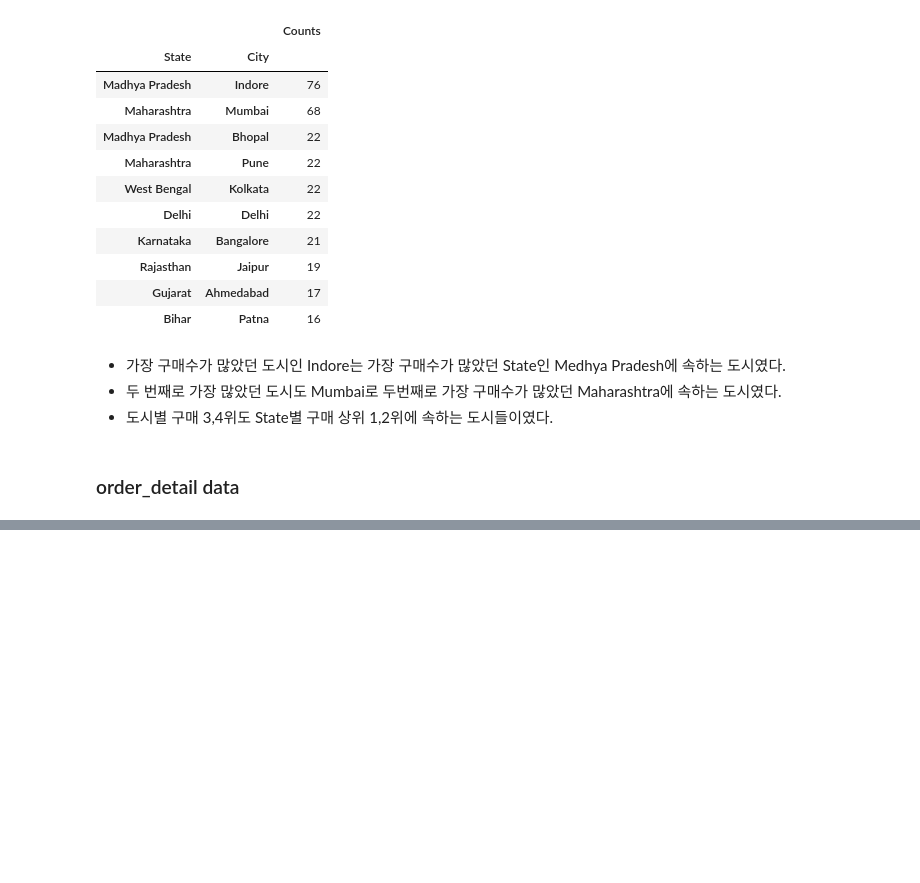
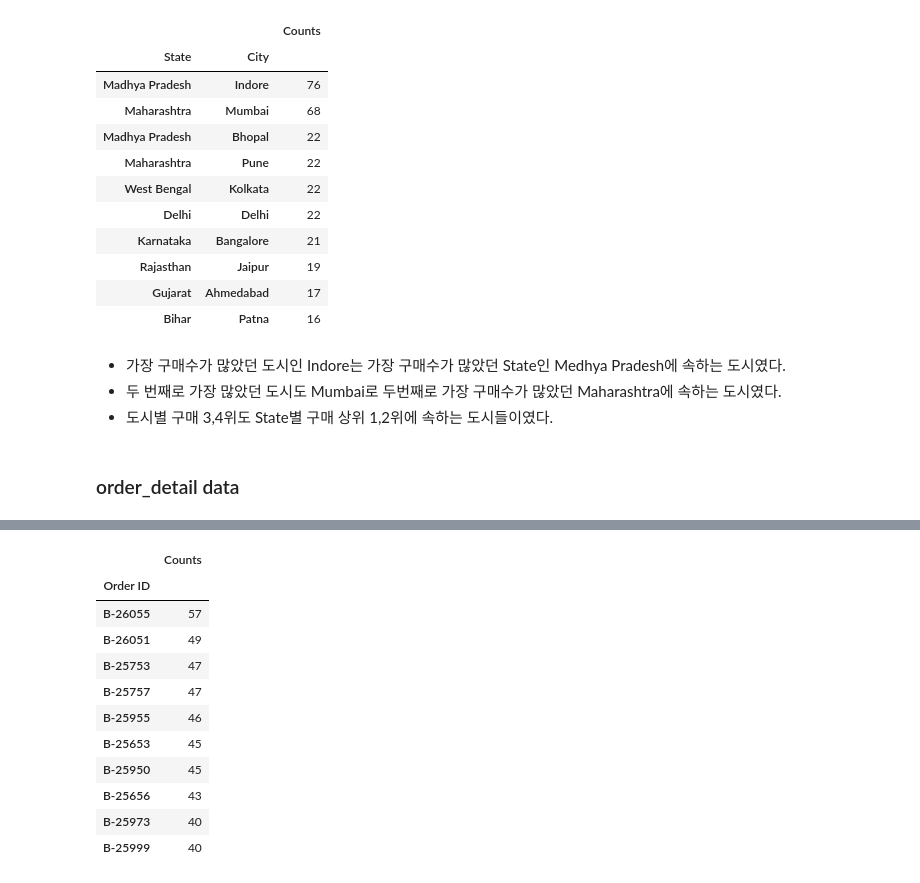
Before and after one commit to young-hun-jo/DataAnalysis, a Jupyter notebook: india-e-commerce/analysis_myself.ipynb, the cells around one changed output, grey strips where cells are left out. Saved outputs shown, nothing was run; the diff lists cells and outputs as text; code cells hidden in the pictures; blank space fills up the shorter version.

```diff
--- a/india-e-commerce/analysis_myself.ipynb
+++ b/india-e-commerce/analysis_myself.ipynb
@@ -356,0 +378,18 @@ state_city.head(10)
+# %%
+# Order ID별로 그룹핑해서 어떤 주문ID(고객)가 가장 많이 주문했는지 살펴보기
+id_counts = order_detail.groupby('Order ID').agg({'Quantity':'sum'}).rename(columns={'Quantity':'Counts'})
+id_counts = id_counts.sort_values(by=['Counts'], ascending=False)
+id_counts.head(10)
+# %% [output]
+|  | Counts |
+| Order ID |  |
+| B-26055 | 57 |
+| B-26051 | 49 |
+| B-25753 | 47 |
+| B-25757 | 47 |
+| B-25955 | 46 |
+| B-25653 | 45 |
+| B-25950 | 45 |
+| B-25656 | 43 |
+| B-25973 | 40 |
+| B-25999 | 40 |
```
Also changed, not shown: parts of 20 cells of this notebook.
